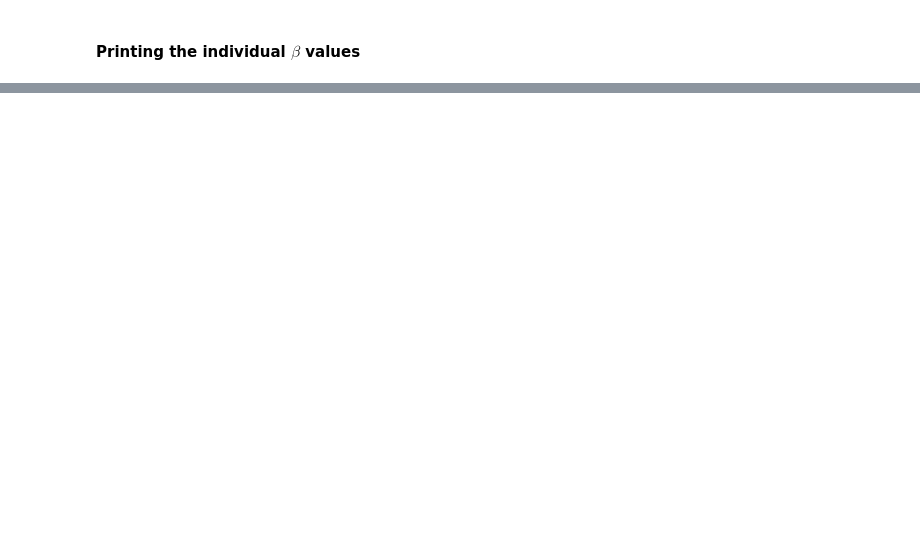
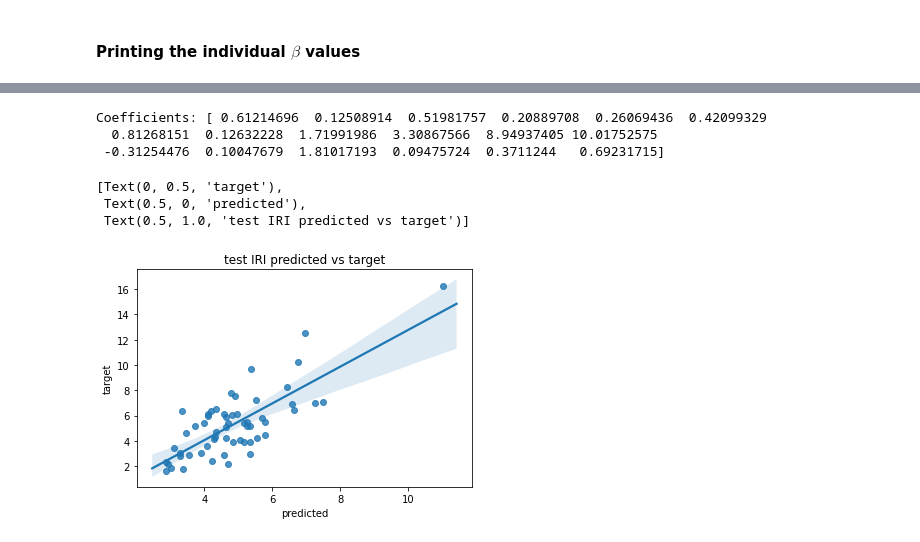
Before and after one commit to nishanKhanal/pci-prediction, a Jupyter notebook: iri/18/18_iri_linear.ipynb, the cells around one changed output, grey strips where cells are left out. Drawn from its saved outputs; the diff is of its cells as text; code cells hidden in the pictures; blank space fills up the shorter version.

Commit message:
Organize and Add figures

```diff
--- a/iri/18/18_iri_linear.ipynb
+++ b/iri/18/18_iri_linear.ipynb
@@ -175,20 +126,18 @@ linear_score
 # %% [markdown]
 ### Multi-Linear Regression using all variables
 # %%
-r2 = []
-for rs in range(1):
-    X_train, X_test, y_train, y_test = train_test_split(X,y, train_size=0.8, random_state=0)
 
-    # Perform multi-linear regression with all predictors
-    multi_linear = LinearRegression()
+X_train, X_test, y_train, y_test = train_test_split(X,y, train_size=0.8, random_state=0)
 
-    # Fit the multi-linear regression on all features of the entire data
-    multi_linear.fit(X_train,y_train)
+# Perform multi-linear regression with all predictors
+multi_linear = LinearRegression()
 
-    # Get the coefficients (plural) of the model
-    multi_coef = multi_linear.coef_
-    # print(multi_coef)
+# Fit the multi-linear regression on all features of the entire data
+multi_linear.fit(X_train,y_train)
 
-    r2.append(multi_linear.score(X_test,y_test))
-r2
+# Get the coefficients (plural) of the model
+multi_coef = multi_linear.coef_
+# print(multi_coef)
+
+print(f"r2 = {multi_linear.score(X_test,y_test)}")
 # %% [output]
@@ -204,0 +147,16 @@ By simple(one variable) linear regression for each variable:
+# %%
+print(f"Coefficients: {multi_coef}")
+# %% [output]
+Coefficients: [ 0.61214696  0.12508914  0.51981757  0.20889708  0.26069436  0.42099329
+  0.81268151  0.12632228  1.71991986  3.30867566  8.94937405 10.01752575
+ -0.31254476  0.10047679  1.81017193  0.09475724  0.3711244   0.69231715]
+# %%
+
+x_test_prediction = multi_linear.predict(X_test)
+ax = sns.regplot(x=x_test_prediction, y=y_test)
+ax.set(title = 'test IRI predicted vs target', xlabel='predicted', ylabel='target')
+# %% [output]
+[Text(0, 0.5, 'target'),
+ Text(0.5, 0, 'predicted'),
+ Text(0.5, 1.0, 'test IRI predicted vs target')]
+[figure, added]
```
Also changed, not shown: parts of 8 cells of this notebook, 18 other files.
